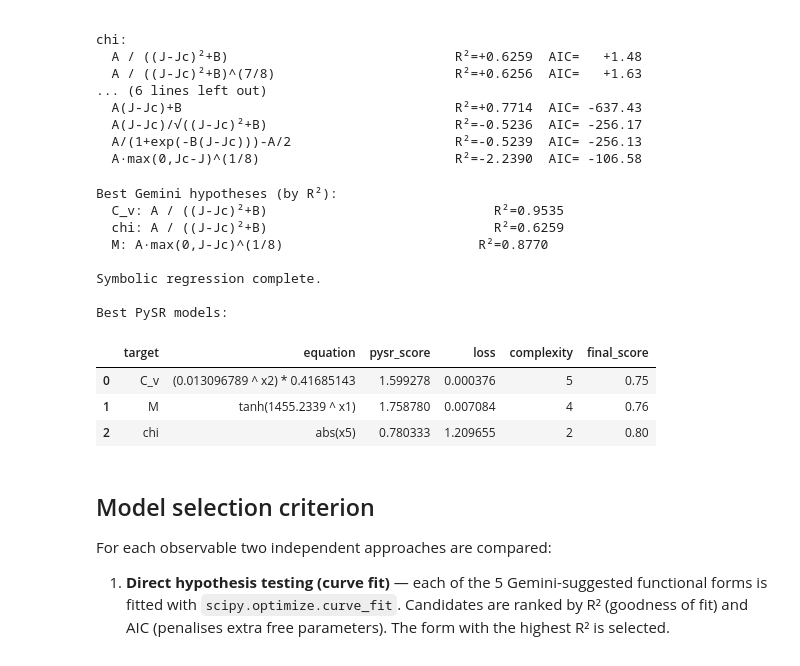
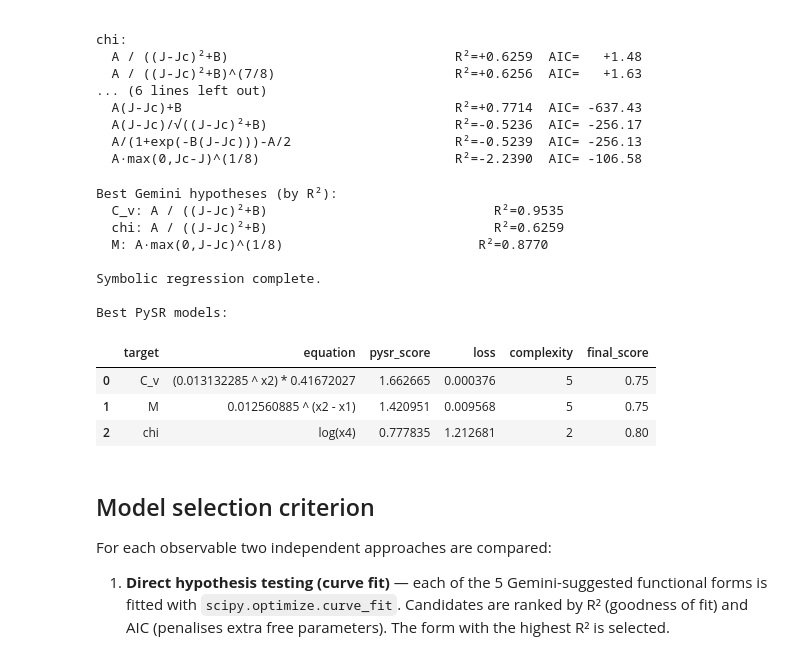
Before and after one commit to mushrafi88/MSE_510, a Jupyter notebook: Midterm_Spring2026.ipynb, the cells around one changed output. Saved outputs shown, nothing was run; the diff lists cells and outputs as text; code cells hidden in the pictures.

```diff
--- a/Midterm_Spring2026.ipynb
+++ b/Midterm_Spring2026.ipynb
@@ -1615,9 +1615,10 @@ def run_sr(y, name):
         niterations=300,
         populations=30,
         binary_operators=['+', '-', '*', '/', 'pow'],
-        unary_operators=['log', 'exp', 'sqrt', 'abs', 'tanh'],
+        unary_operators=['log', 'exp', 'sqrt'],
         maxsize=25,
         maxdepth=6,
+        nested_constraints={"pow": {"pow": 0}, },
         model_selection='best',
         elementwise_loss='loss(x,y)=(x-y)^2',
         verbosity=0,
@@ -1663,36 +1664,36 @@ candidates = pd.DataFrame(rows)
 def normalize(s):
     lo, hi = s.min(), s.max()
     if np.isclose(lo, hi):
         return np.ones(len(s))
     return (s - lo) / (hi - lo)
 
 
 candidates['score_norm'] = candidates.groupby('target')['pysr_score'].transform(normalize)
 candidates['simplicity'] = 1.0 / (1 + candidates['complexity'])
 candidates['final_score'] = 0.7 * candidates['score_norm'] + 0.3 * candidates['simplicity']
 
 best_sr = (
     candidates
     .sort_values(['target', 'final_score'], ascending=[True, False])
     .groupby('target', as_index=False)
     .first()
 )
 
 print('\nBest PySR models:')
 display(best_sr[['target', 'equation', 'pysr_score', 'loss', 'complexity', 'final_score']])
 # %% [output]
 Best Gemini hypotheses (by R²):
   C_v: A / ((J-Jc)²+B)                             R²=0.9535
   chi: A / ((J-Jc)²+B)                             R²=0.6259
   M: A·max(0,J-Jc)^(1/8)                         R²=0.8770
 
 Symbolic regression complete.
 
 Best PySR models:
 |  | target | equation | pysr_score | loss | complexity | final_score |
-| 0 | C_v | (0.013096789 ^ x2) * 0.41685143 | 1.599278 | 0.000376 | 5 | 0.75 |
-| 1 | M | tanh(1455.2339 ^ x1) | 1.758780 | 0.007084 | 4 | 0.76 |
-| 2 | chi | abs(x5) | 0.780333 | 1.209655 | 2 | 0.80 |
+| 0 | C_v | (0.013132285 ^ x2) * 0.41672027 | 1.662665 | 0.000376 | 5 | 0.75 |
+| 1 | M | 0.012560885 ^ (x2 - x1) | 1.420951 | 0.009568 | 5 | 0.75 |
+| 2 | chi | log(x4) | 0.777835 | 1.212681 | 2 | 0.80 |
 # %% [markdown]
 ## Model selection criterion
 
```
Also changed, not shown: parts of 2 cells of this notebook.
